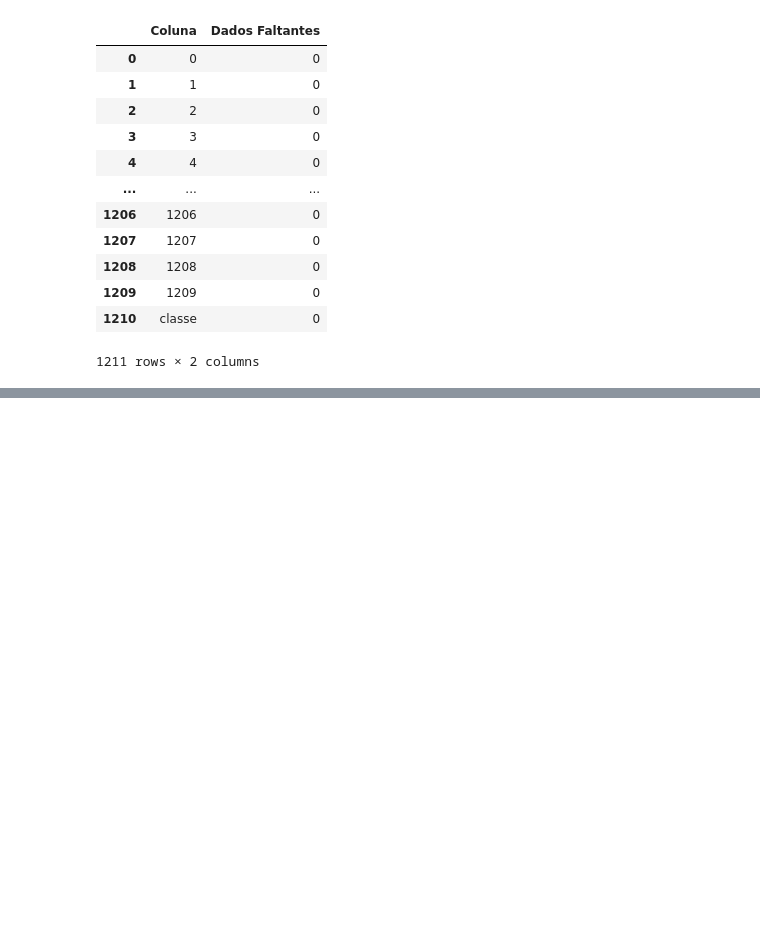
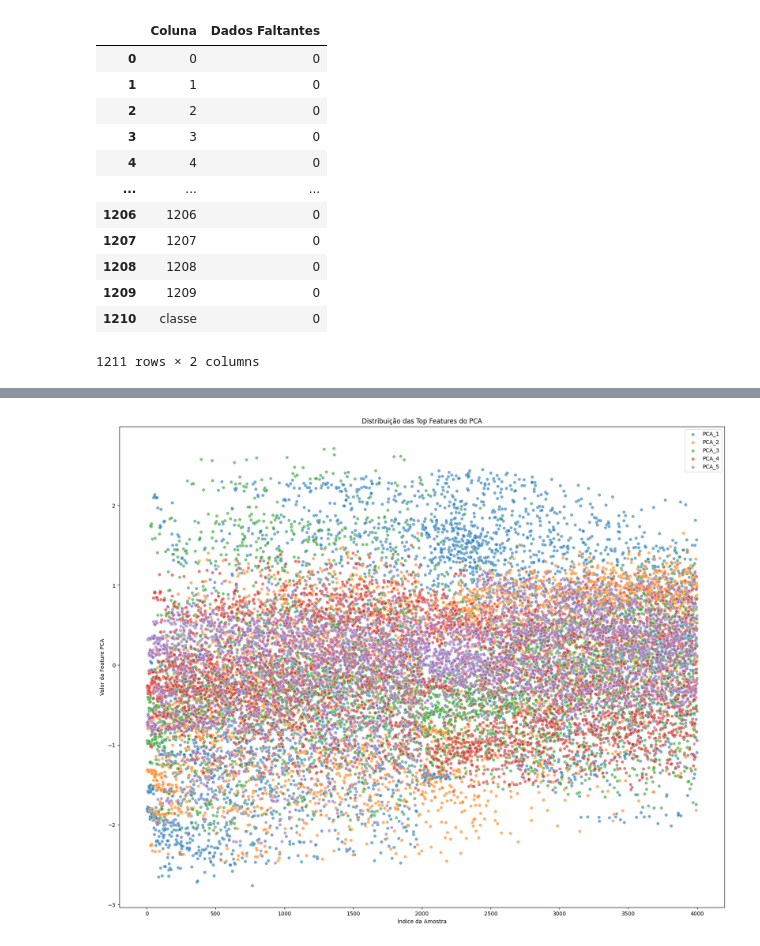
Before and after one commit to larissatx11/Projeto-IA, a Jupyter notebook: errorScan.ipynb, the cells around one changed output, grey strips where cells are left out. Saved outputs shown, nothing was run; the diff lists cells and outputs as text; code cells hidden in the pictures; blank space fills up the shorter version.

```diff
--- a/errorScan.ipynb
+++ b/errorScan.ipynb
@@ -142,0 +143,20 @@ y = dfErro['classe']
+# %%
+import seaborn as sns
+import matplotlib.pyplot as plt
+import pandas as pd
+import numpy as np
+
+df_pca_top = pd.DataFrame(X_reduzido[:, :n_components], columns=[f"PCA_{i+1}" for i in range(n_components)])
+
+plt.figure(figsize=(20, 16))
+
+for feature in df_pca_top.columns[:5]:
+    sns.scatterplot(x=df_pca_top.index, y=df_pca_top[feature], label=feature, alpha=0.6)
+
+plt.title("Distribuição das Top Features do PCA")
+plt.xlabel("Índice da Amostra")
+plt.ylabel("Valor da Feature PCA")
+plt.legend()
+plt.show()
+# %% [output]
+[figure, added]
```
Also changed, not shown: parts of 30 cells of this notebook.
